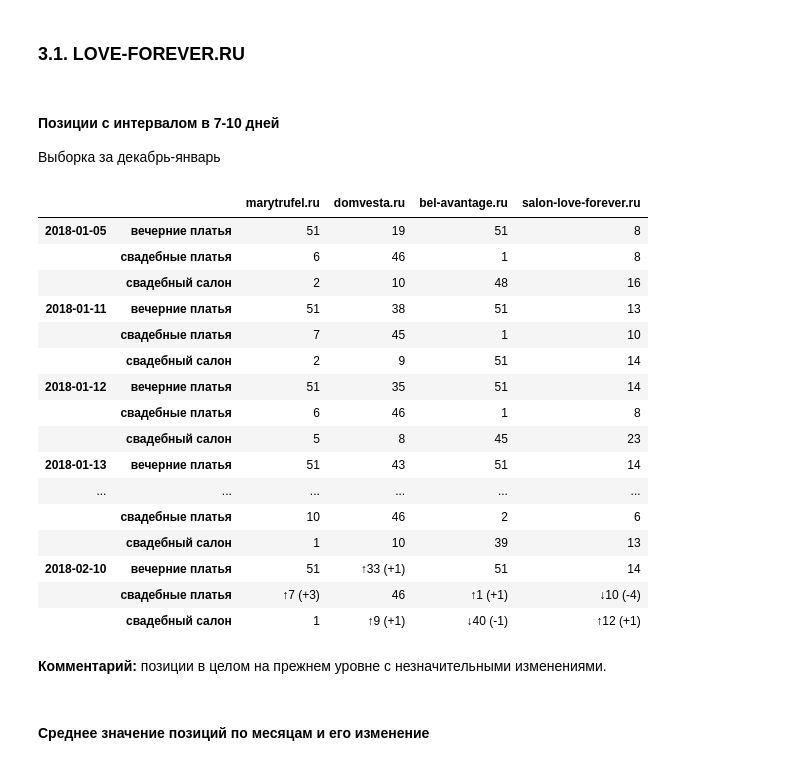
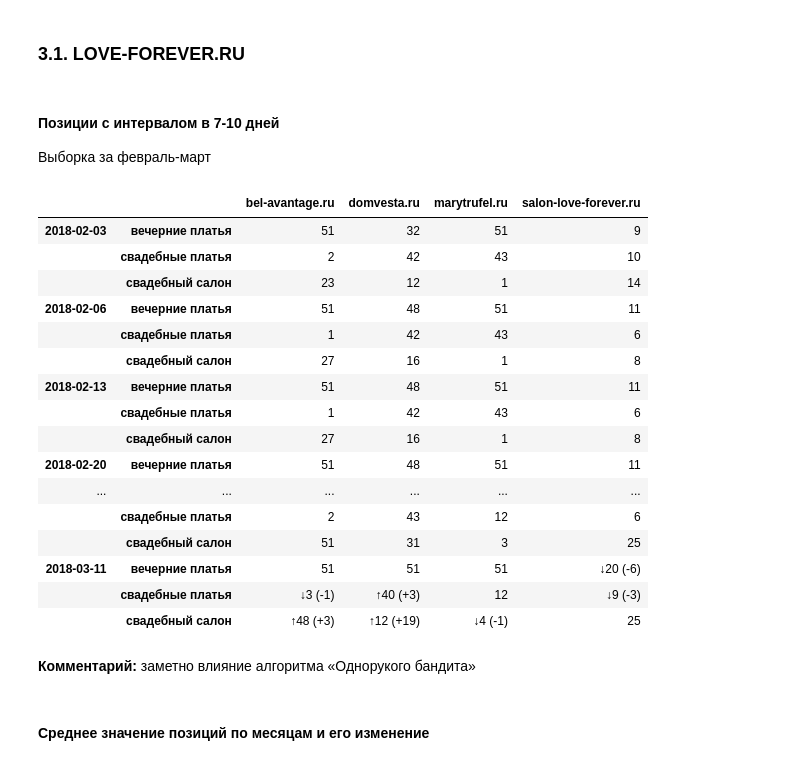
Before and after one commit to salon-love-forever/reports, a Jupyter notebook: salon-love-forever.ru.ipynb, the cells around one changed output. Saved outputs shown, nothing was run; the diff lists cells and outputs as text; code cells hidden in the pictures.

```diff
--- a/salon-love-forever.ru.ipynb
+++ b/salon-love-forever.ru.ipynb
@@ -178,7 +184,7 @@ show_dynamics(organic['spb'], 'branded')
 ### 3.1. LOVE-FOREVER.RU
 # %% [markdown]
 #### Позиции с интервалом в 7-10 дней
-Выборка за декабрь-январь
+Выборка за февраль-март
 # %%
 All = slice(None)
 cols_m = positions['msk'].columns.tolist()
@@ -186,27 +192,27 @@ indx_m = cols_m.index('salon-love-forever.ru')
 cols_m.append(cols_m.pop(indx_m))
 # %%
 # positions['msk'] = positions['msk'].fillna(51).applymap(lambda x: int(x))
-change_positions(positions['msk'][cols_m].loc[(slice('2018-01','2018-02'), All), All]) # .loc[['201707', '201711'], :]
+change_positions(positions['msk'][cols_m].loc[(slice('2018-02','2018-03'), All), All]) # .loc[['201707', '201711'], :]
 # %% [output]
-|  |  | marytrufel.ru | domvesta.ru | bel-avantage.ru | salon-love-forever.ru |
-| 2018-01-05 | вечерние платья | 51 | 19 | 51 | 8 |
-|  | свадебные платья | 6 | 46 | 1 | 8 |
-|  | свадебный салон | 2 | 10 | 48 | 16 |
-| 2018-01-11 | вечерние платья | 51 | 38 | 51 | 13 |
-|  | свадебные платья | 7 | 45 | 1 | 10 |
-|  | свадебный салон | 2 | 9 | 51 | 14 |
-| 2018-01-12 | вечерние платья | 51 | 35 | 51 | 14 |
-|  | свадебные платья | 6 | 46 | 1 | 8 |
-|  | свадебный салон | 5 | 8 | 45 | 23 |
-| 2018-01-13 | вечерние платья | 51 | 43 | 51 | 14 |
+|  |  | bel-avantage.ru | domvesta.ru | marytrufel.ru | salon-love-forever.ru |
+| 2018-02-03 | вечерние платья | 51 | 32 | 51 | 9 |
+|  | свадебные платья | 2 | 42 | 43 | 10 |
+|  | свадебный салон | 23 | 12 | 1 | 14 |
+| 2018-02-06 | вечерние платья | 51 | 48 | 51 | 11 |
+|  | свадебные платья | 1 | 42 | 43 | 6 |
+|  | свадебный салон | 27 | 16 | 1 | 8 |
+| 2018-02-13 | вечерние платья | 51 | 48 | 51 | 11 |
+|  | свадебные платья | 1 | 42 | 43 | 6 |
+|  | свадебный салон | 27 | 16 | 1 | 8 |
+| 2018-02-20 | вечерние платья | 51 | 48 | 51 | 11 |
 | ... | ... | ... | ... | ... | ... |
-|  | свадебные платья | 10 | 46 | 2 | 6 |
-|  | свадебный салон | 1 | 10 | 39 | 13 |
-| 2018-02-10 | вечерние платья | 51 | ↑33 (+1) | 51 | 14 |
-|  | свадебные платья | ↑7 (+3) | 46 | ↑1 (+1) | ↓10 (-4) |
-|  | свадебный салон | 1 | ↑9 (+1) | ↓40 (-1) | ↑12 (+1) |
+|  | свадебные платья | 2 | 43 | 12 | 6 |
+|  | свадебный салон | 51 | 31 | 3 | 25 |
+| 2018-03-11 | вечерние платья | 51 | 51 | 51 | ↓20 (-6) |
+|  | свадебные платья | ↓3 (-1) | ↑40 (+3) | 12 | ↓9 (-3) |
+|  | свадебный салон | ↑48 (+3) | ↑12 (+19) | ↓4 (-1) | 25 |
-# %% [markdown]
-**Комментарий:** позиции в целом на прежнем уровне с незначительными изменениями.
+# %% [markdown]
+**Комментарий:** заметно влияние алгоритма «Однорукого бандита»
 # %% [markdown]
 #### Среднее значение позиций по месяцам и его изменение
 # %%
```
Also changed, not shown: parts of 15 cells of this notebook.
